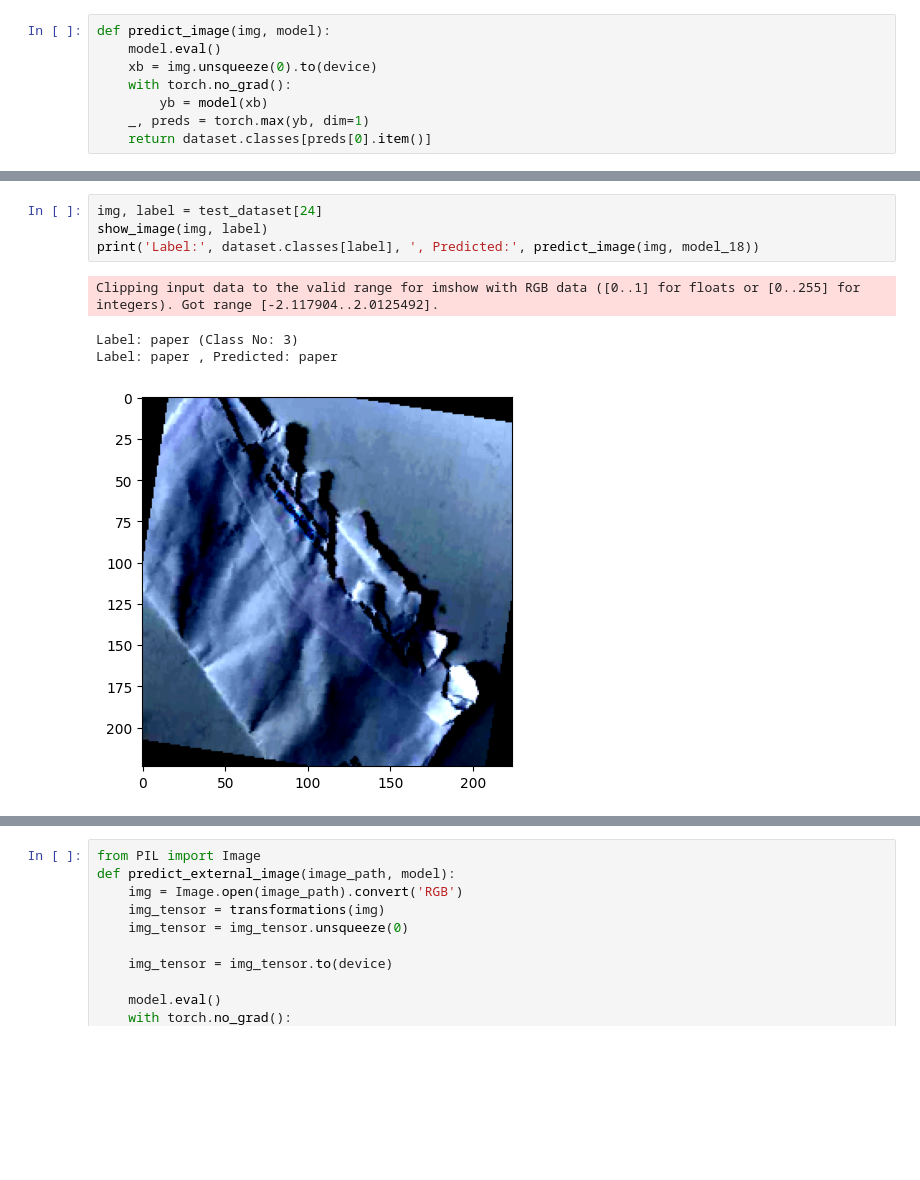
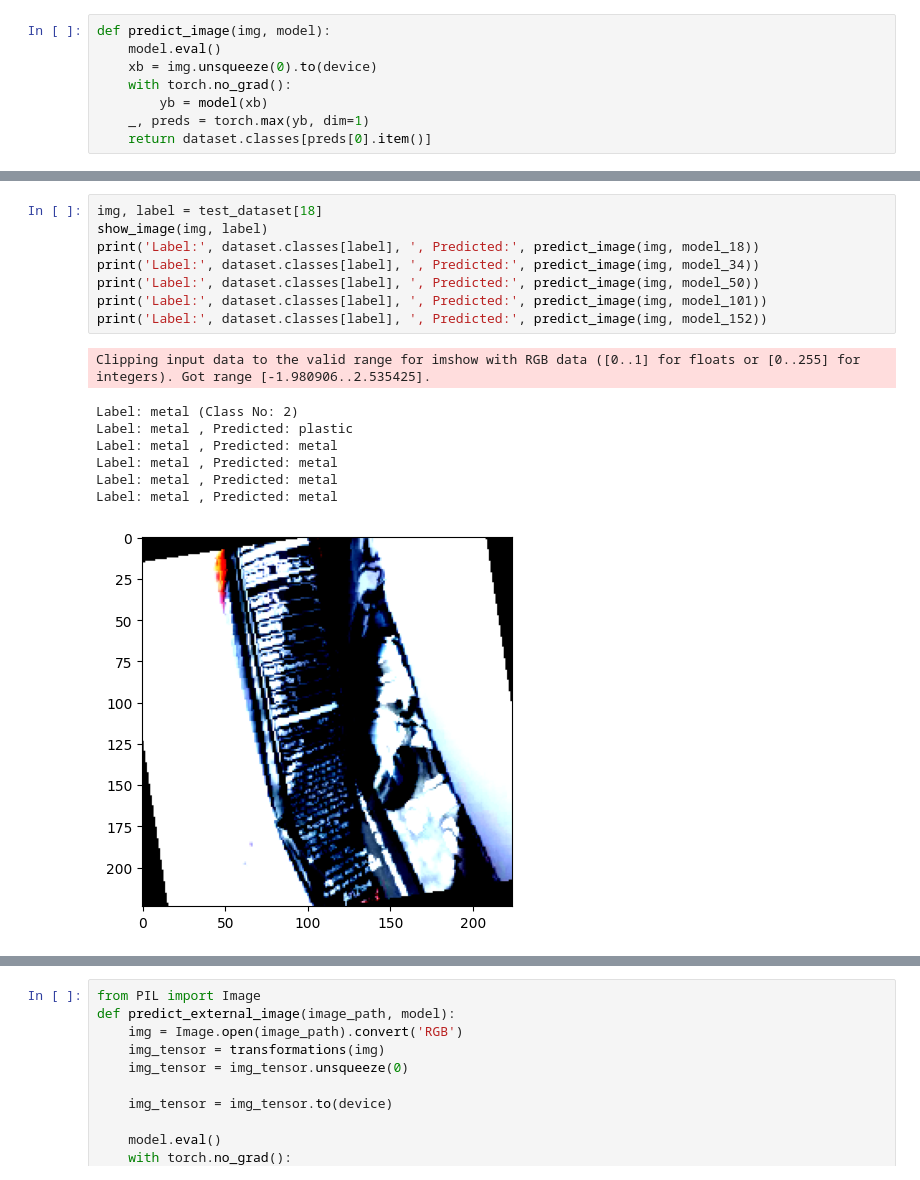
Before and after one commit to PaoNguyen191/GarbageClassification, a Jupyter notebook: main.ipynb, the cells around one changed output, grey strips where cells are left out. Cells and saved outputs as stored; diff of their text form; blank space fills up the shorter version.

```diff
--- a/main.ipynb
+++ b/main.ipynb
@@ -473,9 +508,17 @@ Label: metal , Predicted: metal
 # %%
-img, label = test_dataset[24]
+img, label = test_dataset[18]
 show_image(img, label)
 print('Label:', dataset.classes[label], ', Predicted:', predict_image(img, model_18))
+print('Label:', dataset.classes[label], ', Predicted:', predict_image(img, model_34))
+print('Label:', dataset.classes[label], ', Predicted:', predict_image(img, model_50))
+print('Label:', dataset.classes[label], ', Predicted:', predict_image(img, model_101))
+print('Label:', dataset.classes[label], ', Predicted:', predict_image(img, model_152))
 # %% [output]
-Clipping input data to the valid range for imshow with RGB data ([0..1] for floats or [0..255] for integers). Got range [-2.117904..2.0125492].
+Clipping input data to the valid range for imshow with RGB data ([0..1] for floats or [0..255] for integers). Got range [-1.980906..2.535425].
-Label: paper (Class No: 3)
-Label: paper , Predicted: paper
+Label: metal (Class No: 2)
+Label: metal , Predicted: plastic
+Label: metal , Predicted: metal
+Label: metal , Predicted: metal
+Label: metal , Predicted: metal
+Label: metal , Predicted: metal
-[figure, old version]
+[figure, new version]
```
Also changed, not shown: parts of 14 cells of this notebook, 3 other files.
